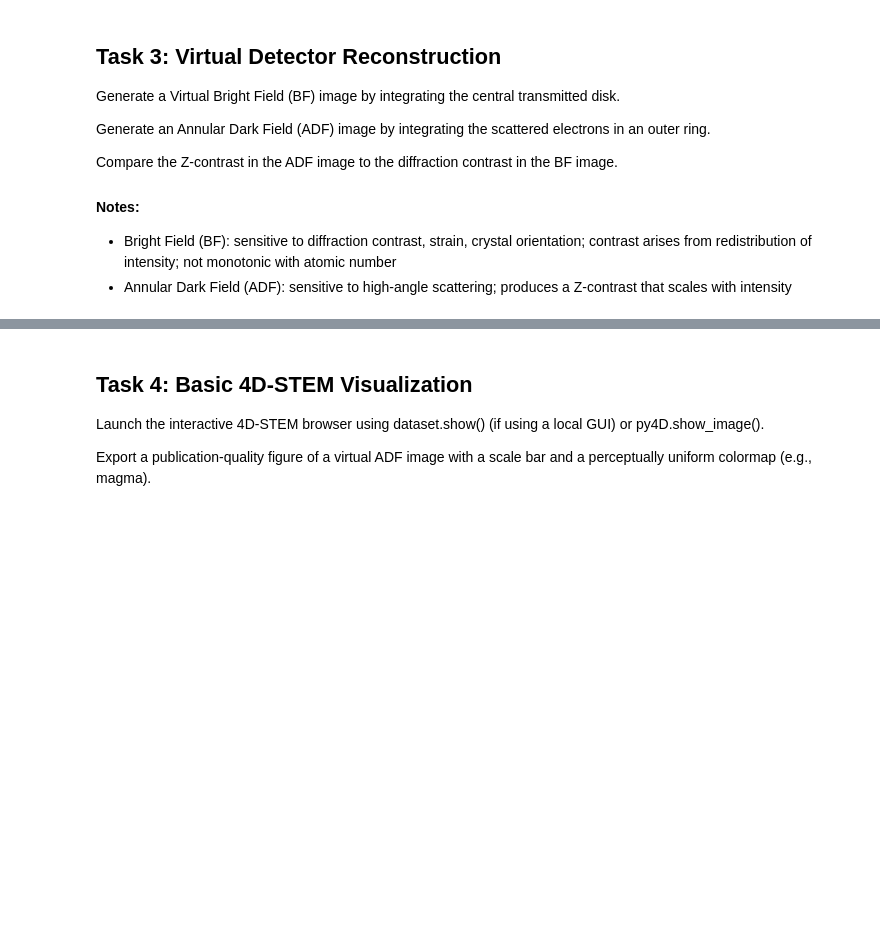
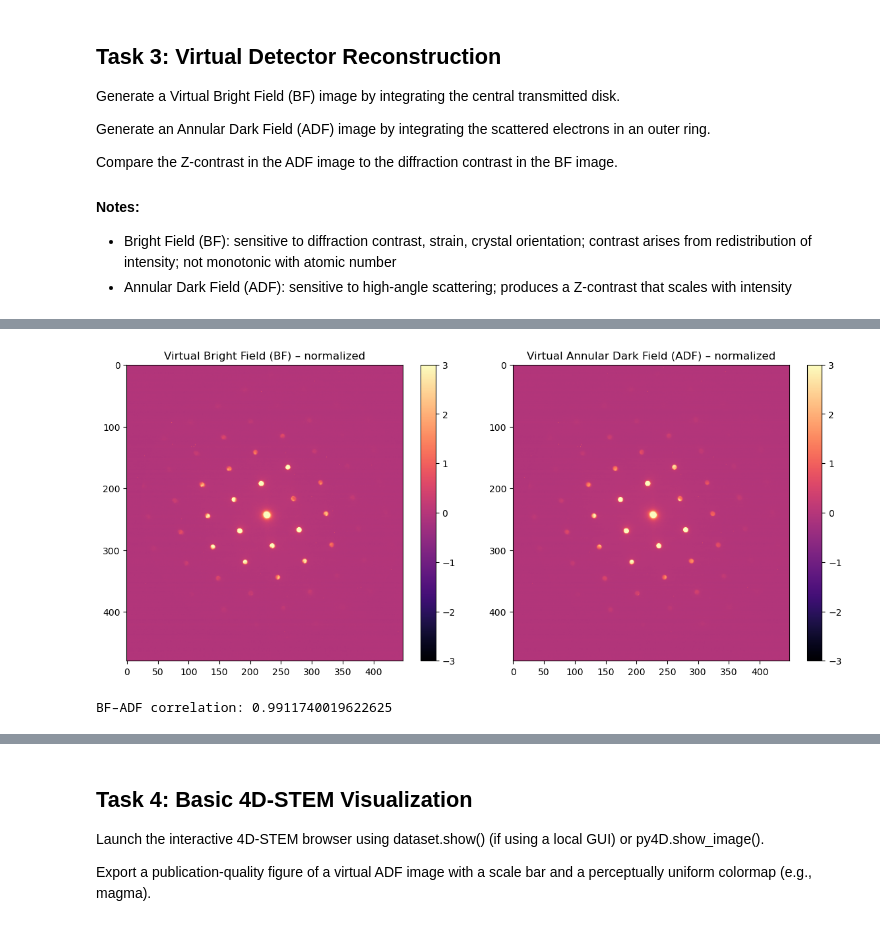
Before and after one commit to eliseetrheim/MSE465_EliseEtrheim, a Jupyter notebook: assignments/assignment_02_setup.ipynb, the cells around one changed output, grey strips where cells are left out. Drawn from its saved outputs; the diff is of its cells as text; code cells hidden in the pictures; blank space fills up the shorter version.

```diff
--- a/assignments/assignment_02_setup.ipynb
+++ b/assignments/assignment_02_setup.ipynb
@@ -437,3 +457,31 @@ plt.show()
+# %%
+# Plot the results with normalized contrast (structure-only comparison)
+plt.figure(figsize=(12,5))
+
+BF_norm = (BF - BF.mean()) / BF.std()
+ADF_norm = (ADF - ADF.mean()) / ADF.std()
+
+vmin, vmax = -3, 3
+
+plt.subplot(1,2,1)
+plt.imshow(BF_norm, cmap="magma", vmin=vmin, vmax=vmax)
+plt.title("Virtual Bright Field (BF) – normalized")
+plt.colorbar()
+
+plt.subplot(1,2,2)
+plt.imshow(ADF_norm, cmap="magma", vmin=vmin, vmax=vmax)
+plt.title("Virtual Annular Dark Field (ADF) – normalized")
+plt.colorbar()
+
+plt.tight_layout()
+plt.show()
+# %% [output]
+[figure, added]
+# %%
+corr = np.corrcoef(BF.ravel(), ADF.ravel())[0, 1]
+print("BF–ADF correlation:", corr)
+# %% [output]
+BF–ADF correlation: 0.9911740019622625
 # %%
 print("BF shape:", BF.shape)
 print("ADF shape:", ADF.shape)
```
Also changed, not shown: parts of 10 cells of this notebook.
